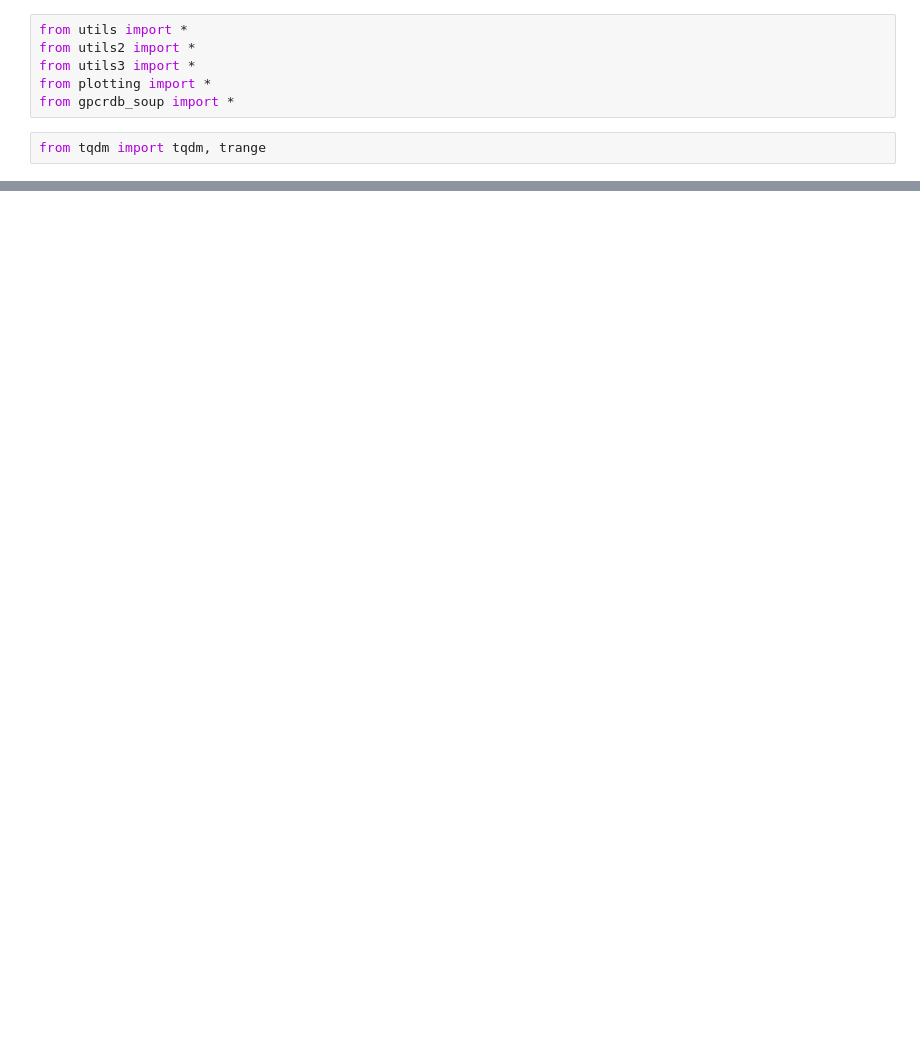
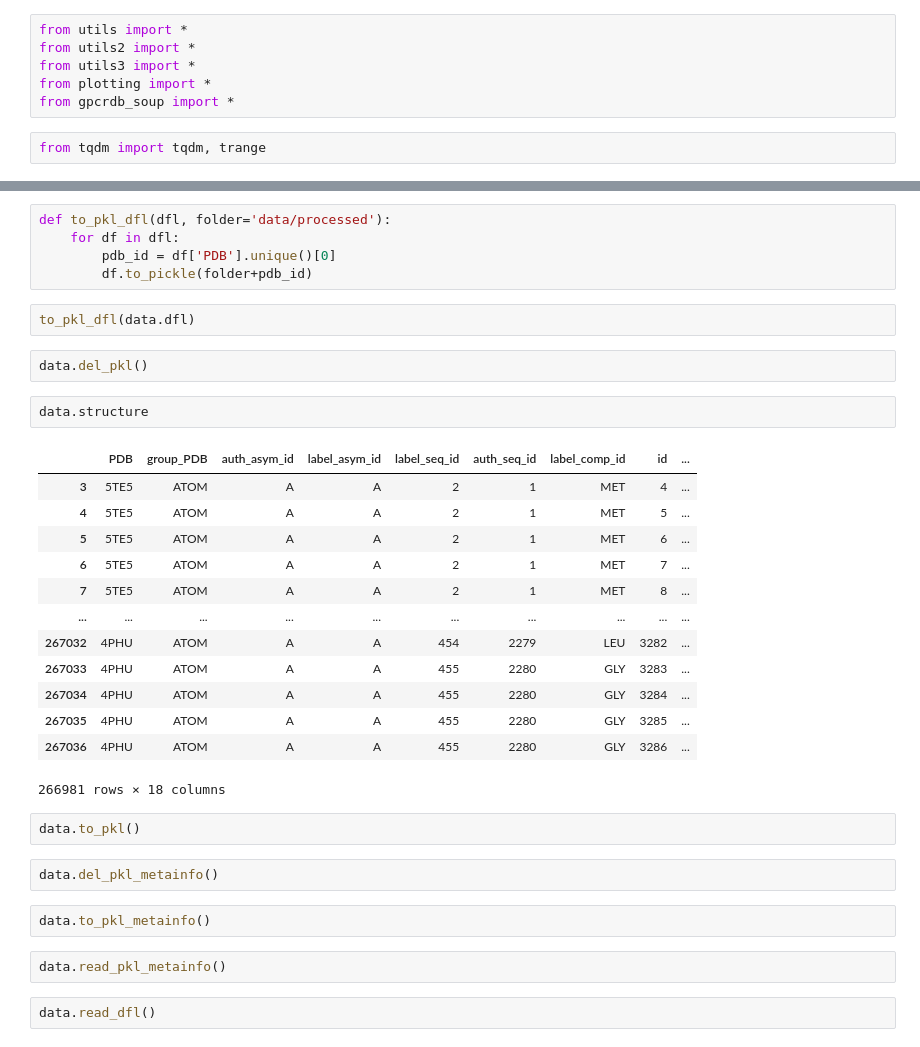
Before and after one commit to flurinh/mt, a Jupyter notebook: mmcif.ipynb, the cells around one changed output, grey strips where cells are left out. Saved outputs shown, nothing was run; the diff lists cells and outputs as text; blank space fills up the shorter version.

```diff
--- a/mmcif.ipynb
+++ b/mmcif.ipynb
@@ -1023,0 +451,35 @@ s[(s['label_atom_id']=='CA')]
+# %%
+def to_pkl_dfl(dfl, folder='data/processed'):
+    for df in dfl:
+        pdb_id = df['PDB'].unique()[0]
+        df.to_pickle(folder+pdb_id)
+# %%
+to_pkl_dfl(data.dfl)
+# %%
+data.del_pkl()
+# %%
+data.structure
+# %% [output]
+|  | PDB | group_PDB | auth_asym_id | label_asym_id | label_seq_id | auth_seq_id | label_comp_id | id | ... |
+| 3 | 5TE5 | ATOM | A | A | 2 | 1 | MET | 4 | ... |
+| 4 | 5TE5 | ATOM | A | A | 2 | 1 | MET | 5 | ... |
+| 5 | 5TE5 | ATOM | A | A | 2 | 1 | MET | 6 | ... |
+| 6 | 5TE5 | ATOM | A | A | 2 | 1 | MET | 7 | ... |
+| 7 | 5TE5 | ATOM | A | A | 2 | 1 | MET | 8 | ... |
+| ... | ... | ... | ... | ... | ... | ... | ... | ... | ... |
+| 267032 | 4PHU | ATOM | A | A | 454 | 2279 | LEU | 3282 | ... |
+| 267033 | 4PHU | ATOM | A | A | 455 | 2280 | GLY | 3283 | ... |
+| 267034 | 4PHU | ATOM | A | A | 455 | 2280 | GLY | 3284 | ... |
+| 267035 | 4PHU | ATOM | A | A | 455 | 2280 | GLY | 3285 | ... |
+| 267036 | 4PHU | ATOM | A | A | 455 | 2280 | GLY | 3286 | ... |
+266981 rows × 18 columns
+# %%
+data.to_pkl()
+# %%
+data.del_pkl_metainfo()
+# %%
+data.to_pkl_metainfo()
+# %%
+data.read_pkl_metainfo()
+# %%
+data.read_dfl()
```
Also changed, not shown: parts of 91 cells of this notebook.
